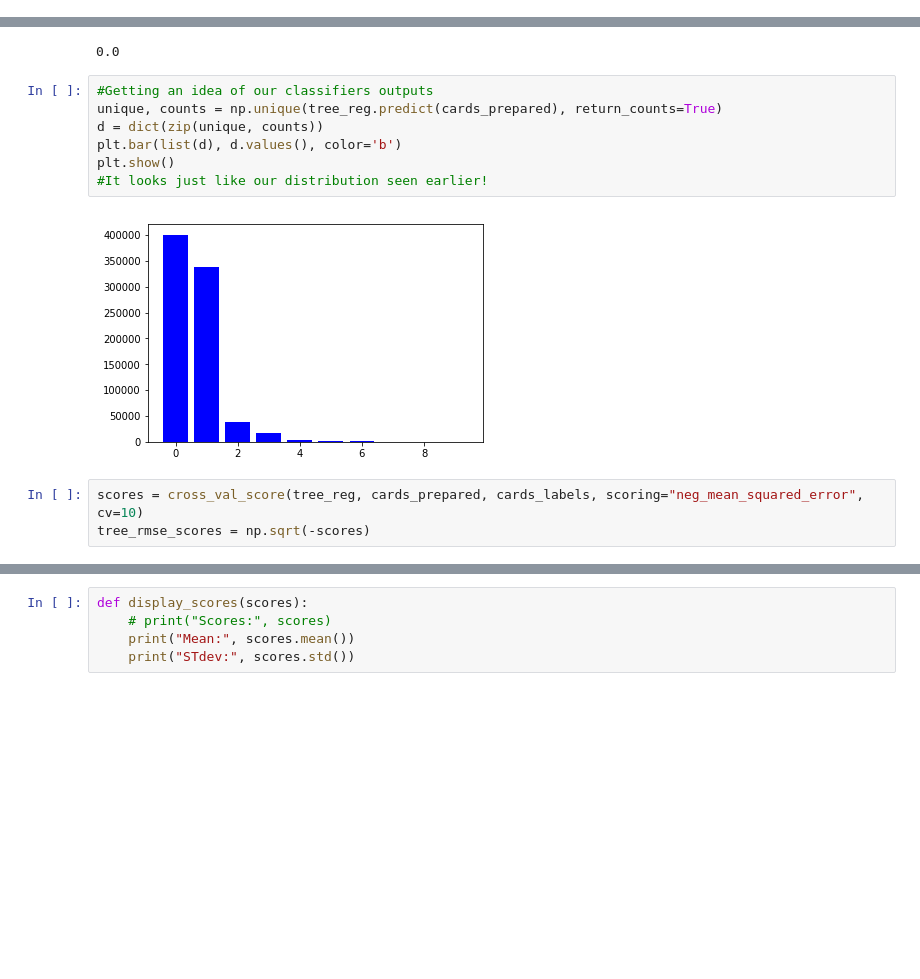
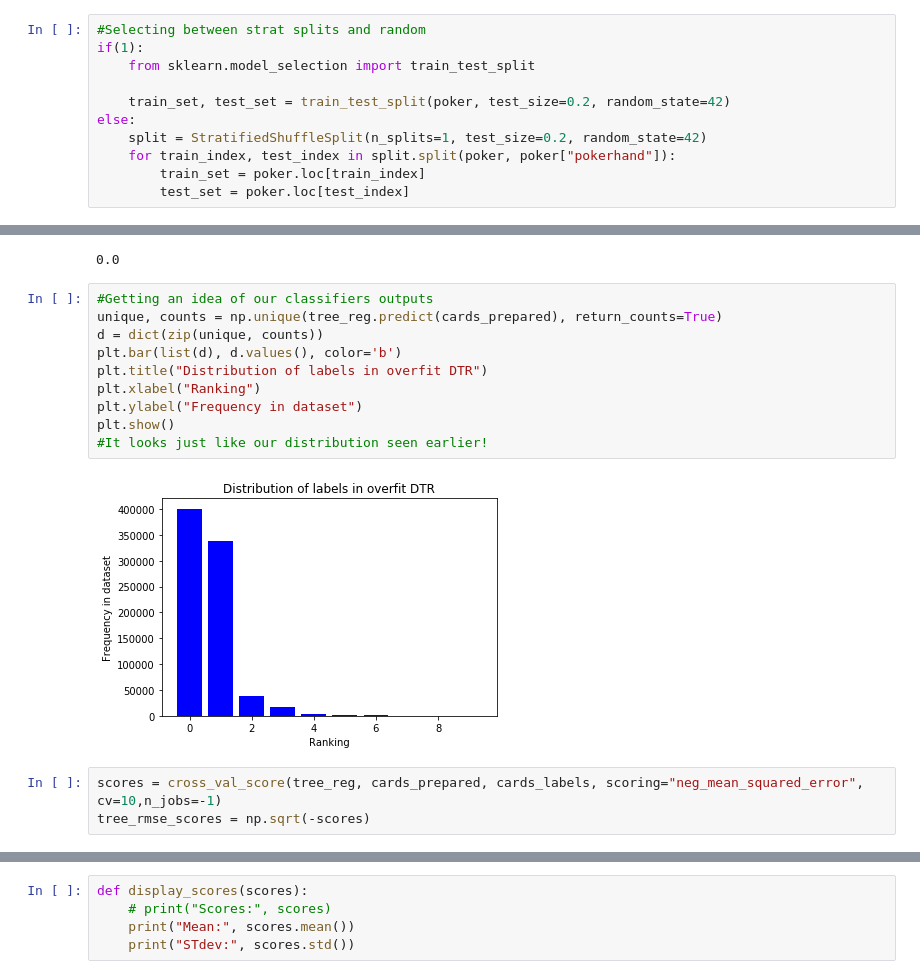
Before and after one commit to ashleygw/ML200Regression-2-, a Jupyter notebook: (Ashley, Korman) Project 2.ipynb, the cells around one changed output, grey strips where cells are left out. Cells and saved outputs as stored; diff of their text form; blank space fills up the shorter version.

```diff
--- a/(Ashley, Korman) Project 2.ipynb
+++ b/(Ashley, Korman) Project 2.ipynb
@@ -303,3 +302,14 @@ train_set, test_set = train_test_split(poker, test_size=0.2, random_state=42)
+# %%
+#Selecting between strat splits and random
+if(1):
+    from sklearn.model_selection import train_test_split
+
+    train_set, test_set = train_test_split(poker, test_size=0.2, random_state=42)
+else:
+    split = StratifiedShuffleSplit(n_splits=1, test_size=0.2, random_state=42)
+    for train_index, test_index in split.split(poker, poker["pokerhand"]):
+        train_set = poker.loc[train_index]
+        test_set = poker.loc[test_index]
 # %%
 #basically just shows random probability
 corr = poker.corr()
@@ -416,14 +426,17 @@ tree_rmse #Hey we overfit: 0.0 error
 # %%
 #Getting an idea of our classifiers outputs
 unique, counts = np.unique(tree_reg.predict(cards_prepared), return_counts=True)
 d = dict(zip(unique, counts))
 plt.bar(list(d), d.values(), color='b')
+plt.title("Distribution of labels in overfit DTR")
+plt.xlabel("Ranking")
+plt.ylabel("Frequency in dataset")
 plt.show()
 #It looks just like our distribution seen earlier!
 # %% [output]
-[figure, old version]
+[figure, new version]
 # %%
-scores = cross_val_score(tree_reg, cards_prepared, cards_labels, scoring="neg_mean_squared_error", cv=10)
+scores = cross_val_score(tree_reg, cards_prepared, cards_labels, scoring="neg_mean_squared_error", cv=10,n_jobs=-1)
 tree_rmse_scores = np.sqrt(-scores)
 # %%
 scores
```
Also changed, not shown: parts of 10 cells of this notebook.
